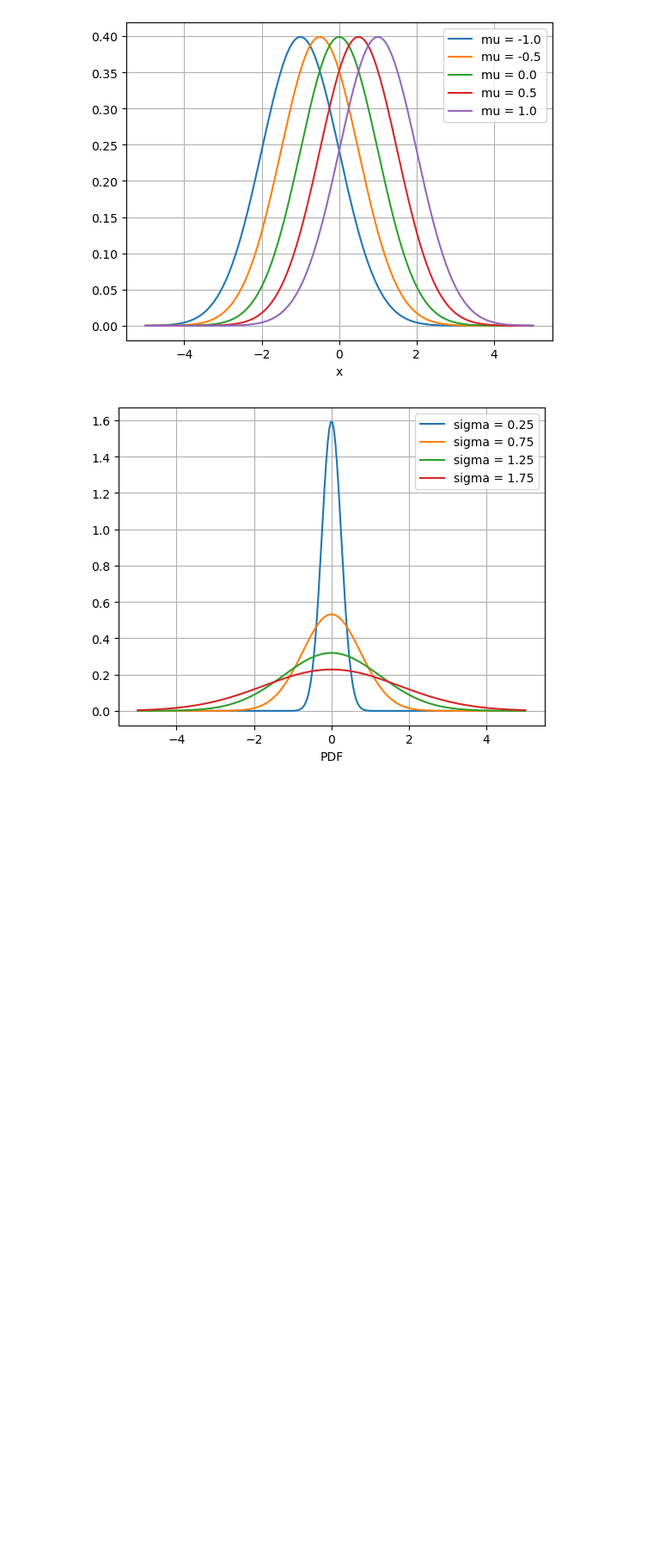
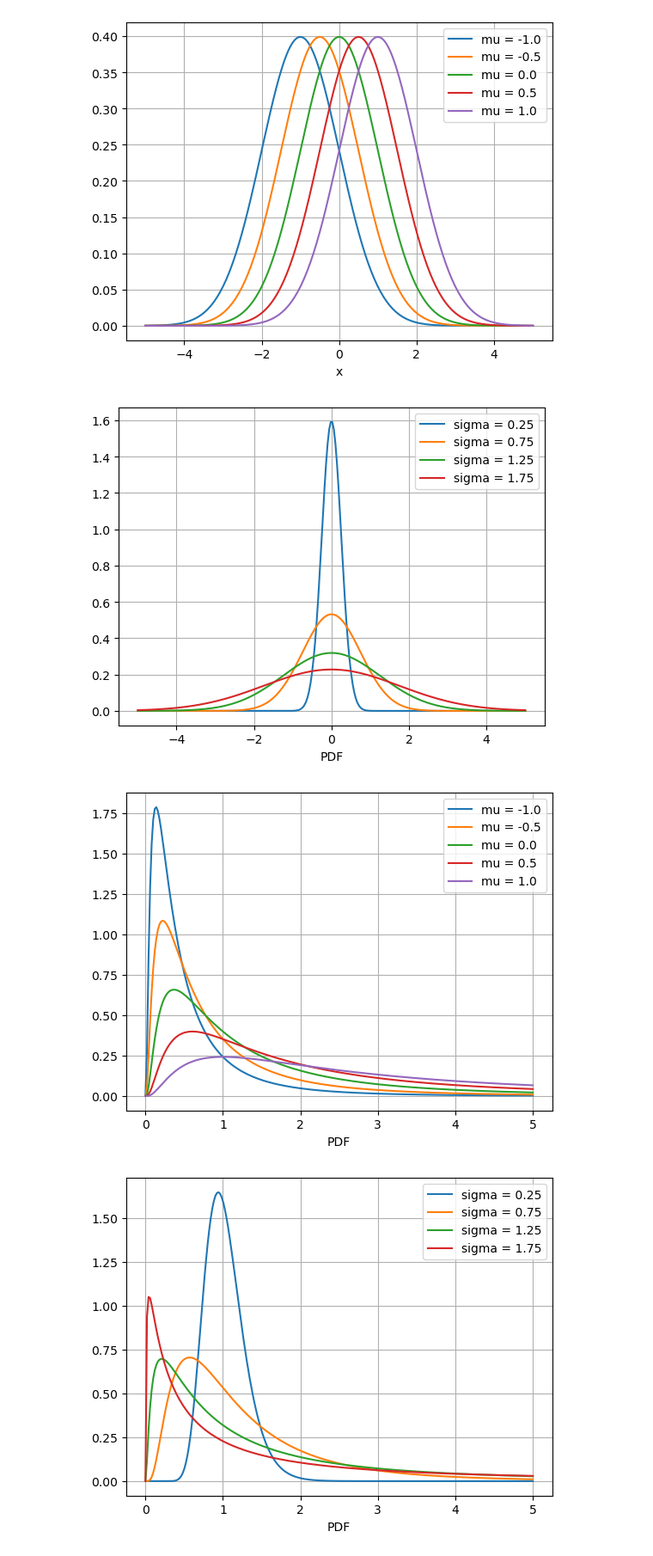
Before and after one commit to AleksandrMorozov123/My-self-educate, a Jupyter notebook: python-mathematical-modeling.ipynb, the cells around one changed output. Shown at 86% size. Drawn from its saved outputs; the diff is of its cells as text; code cells hidden in the pictures; blank space fills up the shorter version.

```diff
--- a/python-mathematical-modeling.ipynb
+++ b/python-mathematical-modeling.ipynb
@@ -255,3 +255,32 @@ PlotNormalDensity ()
 # %% [output]
 [figure]
 [figure]
+# %%
+# create Log normal density
+def PlotLogNormalDensity ():
+    muV = [-1.0, -0.5, 0.0, 0.5, 1.0]
+    sigmaV = [0.25, 0.75, 1.25, 1.75]
+
+    # effect of mu for a given sigma
+    plt.figure (1)
+    plt.grid ()
+    plt.xlabel ('x')
+    plt.xlabel ('PDF')
+    x = np.linspace (0, 5.0, 250)
+
+    for mu in muV:
+        plt.plot (x, st.lognorm.pdf (x, scale = np.exp (mu), s = 1.0))
+    plt.legend (['mu = -1.0', 'mu = -0.5', 'mu = 0.0', 'mu = 0.5', 'mu = 1.0'])
+
+    # effect of sigma for a given mu
+    plt.figure (2)
+    plt.grid ()
+    plt.xlabel ('PDF')
+    for sigma in sigmaV:
+        plt.plot (x, st.lognorm.pdf (x, scale = np.exp (0.0), s = sigma))
+    plt.legend (['sigma = 0.25', 'sigma = 0.75', 'sigma = 1.25', 'sigma = 1.75',])
+
+PlotLogNormalDensity ()
+# %% [output]
+[figure, added]
+[figure, added]
```
Also changed, not shown: parts of 4 cells of this notebook.
